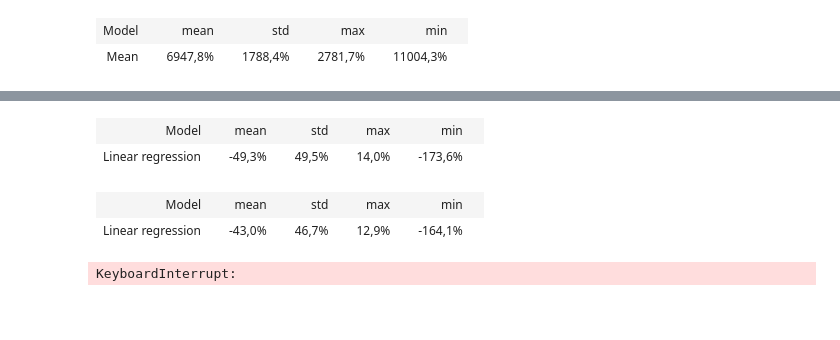
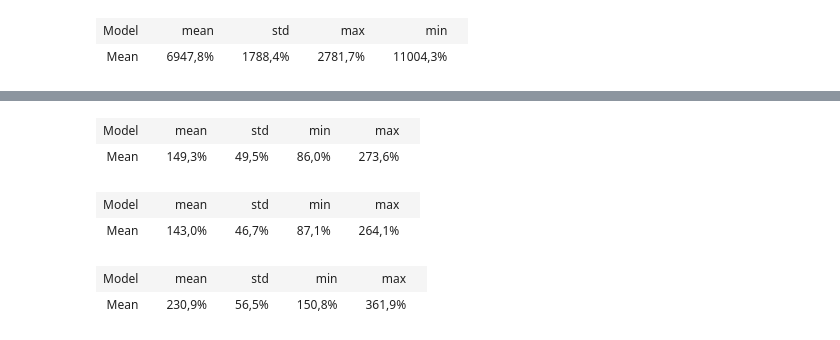
Before and after one commit to Miikkasna/cablepredictions, a Jupyter notebook: Area specific cable quantities.ipynb, the cells around one changed output, grey strips where cells are left out. Saved outputs shown, nothing was run; the diff lists cells and outputs as text; code cells hidden in the pictures; blank space fills up the shorter version.

```diff
--- a/Area specific cable quantities.ipynb
+++ b/Area specific cable quantities.ipynb
@@ -72,6 +73,9 @@ scores = np.array(scores)
 table_rows = [['Model', 'mean', 'std', 'max', 'min']]
 table_rows.append(('Mean', scores.mean(), scores.std(), scores.min(), scores.max()))
 display_table(table_rows)
+with open("static_area_specific_cable_quantities.txt", "a") as file_object:
+    line = '-;Area specific cable quantity;pcs;{};{};{};{};{}\n'.format('Mean', scores.mean(), scores.std(), scores.min(), scores.max())
+    file_object.write(line)
 # %% [output]
 | Model |  | mean |  | std |  | max |  | min |  |
 | Mean |  | 6947,8% |  | 1788,4% |  | 2781,7% |  | 11004,3% |  |
@@ -114,7 +118,10 @@ for train_i, test_i in lpo.split(X):
     scores.append(mape(y_test, preds))
 
 scores = np.array(scores)
-table_rows = [['Model', 'mean', 'std', 'max', 'min']]
-table_rows.append(('Mean', 1-scores.mean(), scores.std(), 1-scores.min(), 1-scores.max()))
+table_rows = [['Model', 'mean', 'std', 'min', 'max']]
+table_rows.append(('Mean', scores.mean(), scores.std(), scores.min(), scores.max()))
 display_table(table_rows)
+with open("static_area_specific_cable_quantities.txt", "a") as file_object:
+    line = 'Area type;Area specific cable quantity;pcs;{};{};{};{};{}\n'.format('Mean', scores.mean(), scores.std(), scores.min(), scores.max())
+    file_object.write(line)
 # %% [output]
@@ -166,11 +173,6 @@ for train_i, test_i in lpo.split(ships):
     y = data[:, -1]
     model.fit(X, y)
     pred = model.predict(X)
-    #plt.plot(X.ravel(), y, 'ro')
-    #plt.plot(X.ravel(), pred)
-    #plt.show()
-    #print(mape(y, pred))
-    #input('pause')
     cursor.execute(
         "UPDATE areas SET areas.pred_count=areas.squares*{} + {}"
         .format(model.coef_[0], model.intercept_)
@@ -186,10 +188,13 @@ for train_i, test_i in lpo.split(ships):
     data = np.array(cursor.fetchall()).astype('float32')
     preds = data[:, 0]
     y_test = data[:, 1]
-    scores.append(r2_score(y_test, preds))
+    scores.append(mape(y_test, preds))
 
 scores = np.array(scores)
-table_rows = [['Model', 'mean', 'std', 'max', 'min']]
+table_rows = [['Model', 'mean', 'std', 'min', 'max']]
 table_rows.append(('Linear regression', scores.mean(), scores.std(), scores.min(), scores.max()))
 display_table(table_rows)
+with open("static_area_specific_cable_quantities.txt", "a") as file_object:
+    line = 'Area squares;Area specific cable quantity;pcs;{};{};{};{};{}\n'.format('Linear regression', scores.mean(), scores.std(), scores.min(), scores.max())
+    file_object.write(line)
 # %% [output]
@@ -241,37 +245,40 @@ for train_i, test_i in lpo.split(ships):
             .format(s1,s2,area_type)
         )
         data = np.array(cursor.fetchall()).astype('float32')
         if data.shape[0] == 0:
             continue
         X = data[:, [0]]
         y = data[:, -1]
         model.fit(X, y)
         cursor.execute(
             "UPDATE areas SET areas.pred_count=areas.squares*{} + {}"
             " WHERE areas.area_type='{}'"
             .format(model.coef_[0], model.intercept_, area_type)
             )
         cursor.commit()
     # calculate area predictions
     cursor.execute(
         "SELECT pred_count as preds, real_count FROM areas"
         " LEFT JOIN (SELECT project_id, area, count(*) as real_count FROM area_dataset"
         " GROUP BY project_id, area) as real_counts ON real_counts.project_id=areas.project_id AND areas.area=real_counts.area"
         " WHERE (areas.project_id={} OR areas.project_id={}) AND real_count IS NOT NULL AND pred_count IS NOT NULL"
         .format(s1, s2)
         )
     data = np.array(cursor.fetchall()).astype('float32')
     preds = data[:, 0]
     y_test = data[:, 1]
     scores.append(mape(y_test, preds))
 
 scores = np.array(scores)
-table_rows = [['Model', 'mean', 'std', 'max', 'min']]
-table_rows.append(('Linear regression', scores.mean(), scores.std(), scores.min(), scores.max()))
+table_rows = [['Model', 'mean', 'std', 'min', 'max']]
+table_rows.append(('Mean', scores.mean(), scores.std(), scores.min(), scores.max()))
 display_table(table_rows)
+with open("static_area_specific_cable_quantities.txt", "a") as file_object:
+    line = 'Area squares, Area type;Area specific cable quantity;pcs;{};{};{};{};{}\n'.format('Linear regression', scores.mean(), scores.std(), scores.min(), scores.max())
+    file_object.write(line)
 # %% [output]
-| Model |  | mean |  | std |  | max |  | min |  |
-| Linear regression |  | -49,3% |  | 49,5% |  | 14,0% |  | -173,6% |  |
+| Model |  | mean |  | std |  | min |  | max |  |
+| Mean |  | 149,3% |  | 49,5% |  | 86,0% |  | 273,6% |  |
 # %%
 # Area specific cable quantities
 # Predictors:
@@ -345,12 +352,15 @@ for train_i, test_i in lpo.split(ships):
     scores.append(mape(y_test, preds))
 
 scores = np.array(scores)
-table_rows = [['Model', 'mean', 'std', 'max', 'min']]
-table_rows.append(('Linear regression', scores.mean(), scores.std(), scores.min(), scores.max()))
+table_rows = [['Model', 'mean', 'std', 'min', 'max']]
+table_rows.append(('Mean', scores.mean(), scores.std(), scores.min(), scores.max()))
 display_table(table_rows)
+with open("static_area_specific_cable_quantities.txt", "a") as file_object:
+    line = 'GT, Area squares, Area type, Area type;Area specific cable quantity;pcs;{};{};{};{};{}\n'.format('Linear regression', scores.mean(), scores.std(), scores.min(), scores.max())
+    file_object.write(line)
 # %% [output]
-| Model |  | mean |  | std |  | max |  | min |  |
-| Linear regression |  | -43,0% |  | 46,7% |  | 12,9% |  | -164,1% |  |
+| Model |  | mean |  | std |  | min |  | max |  |
+| Mean |  | 143,0% |  | 46,7% |  | 87,1% |  | 264,1% |  |
 # %%
 # Area specific cable quantities
 # Predictors:
@@ -423,11 +433,15 @@ for train_i, test_i in lpo.split(ships):
     scores.append(mape(y_test, preds))
 
 scores = np.array(scores)
-table_rows = [['Model', 'mean', 'std', 'max', 'min']]
-table_rows.append(('Linear regression', scores.mean(), scores.std(), scores.min(), scores.max()))
+table_rows = [['Model', 'mean', 'std', 'min', 'max']]
+table_rows.append(('Mean', scores.mean(), scores.std(), scores.min(), scores.max()))
 display_table(table_rows)
+with open("static_area_specific_cable_quantities.txt", "a") as file_object:
+    line = 'GT, Area type;Area specific cable quantity;pcs;{};{};{};{};{}\n'.format('Linear regression', scores.mean(), scores.std(), scores.min(), scores.max())
+    file_object.write(line)
 # %% [output]
-KeyboardInterrupt:
+| Model |  | mean |  | std |  | min |  | max |  |
+| Mean |  | 230,9% |  | 56,5% |  | 150,8% |  | 361,9% |  |
 # %%
 # Area specific cable quantities
 # Predictors:
```
Also changed, not shown: parts of 7 cells of this notebook, 2 other files.
